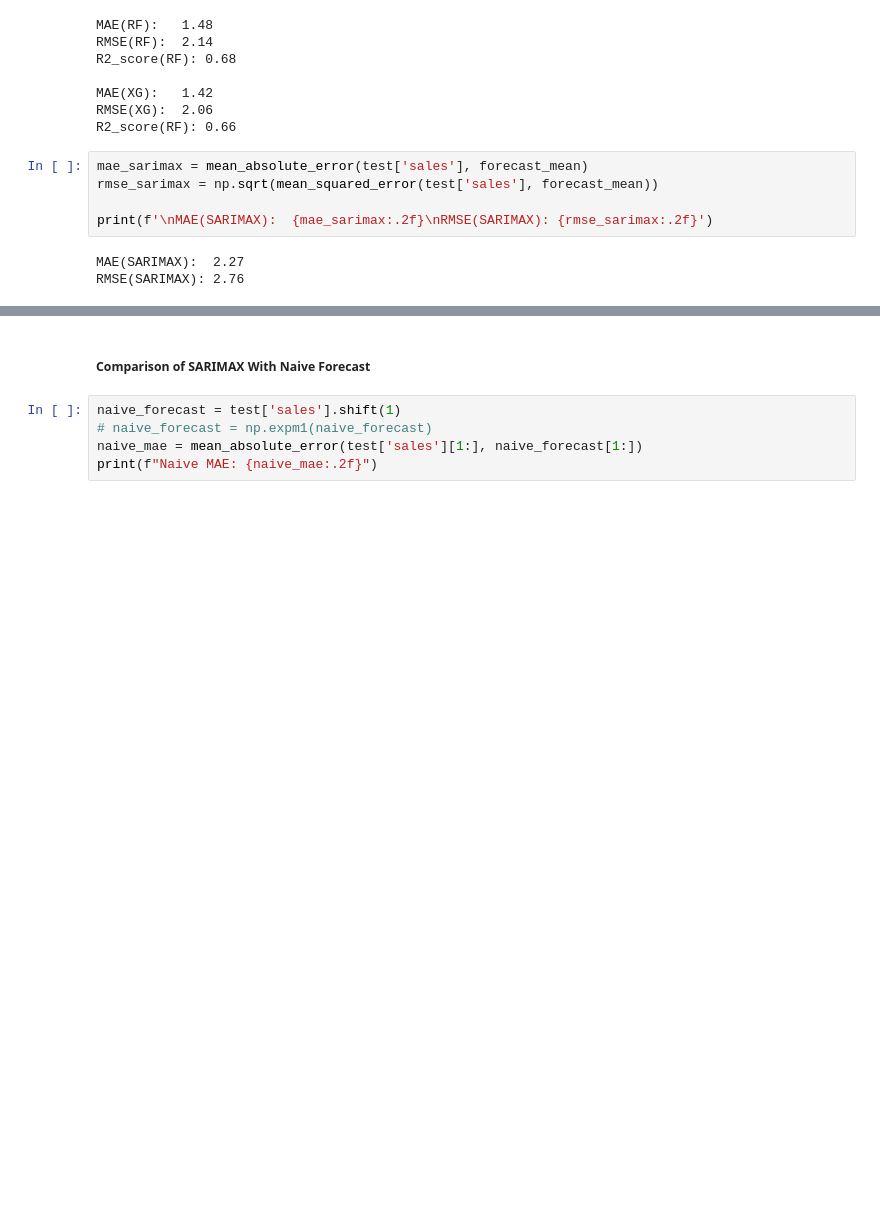
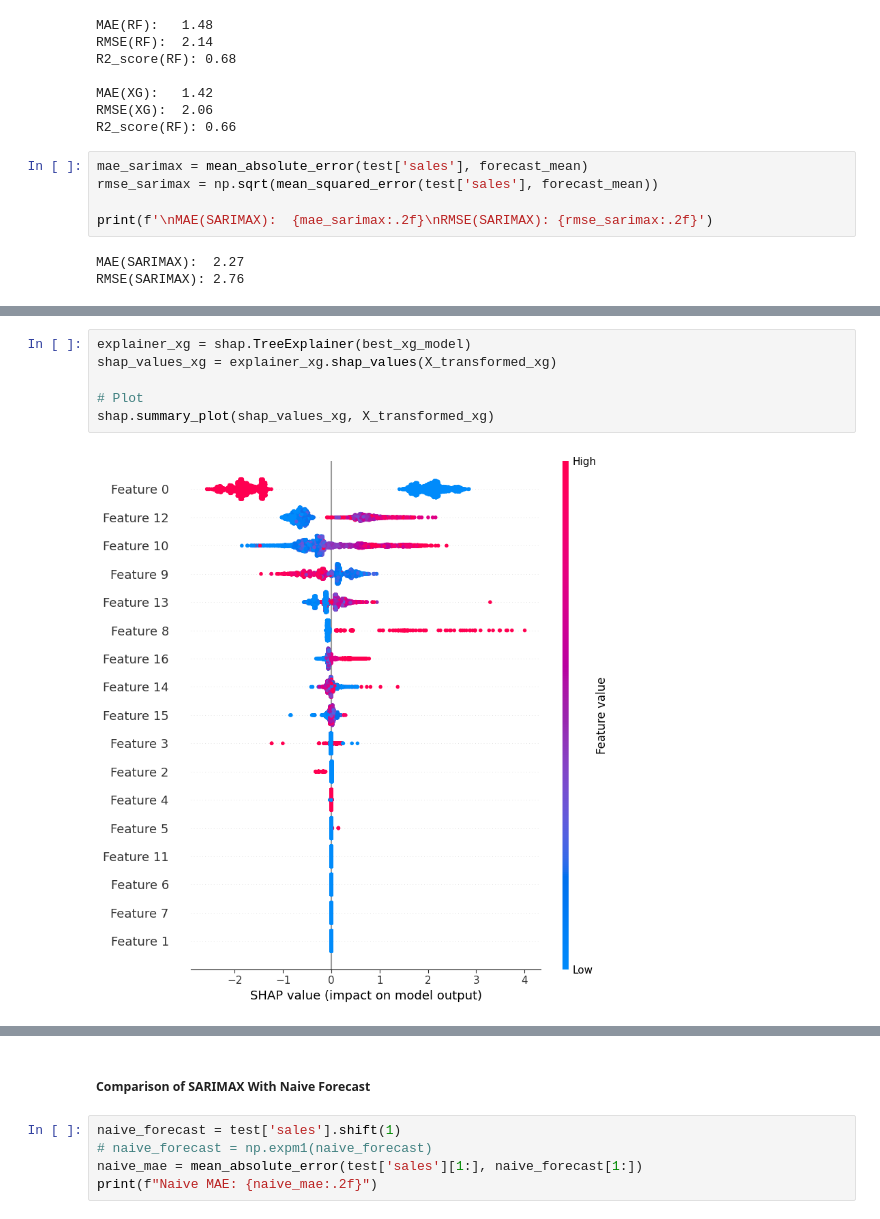
Before and after one commit to Khubaib8281/Time-Series-Forecasting, a Jupyter notebook: time_series_forecasting.ipynb, the cells around one changed output, grey strips where cells are left out. Cells and saved outputs as stored; diff of their text form; blank space fills up the shorter version.

```diff
--- a/time_series_forecasting.ipynb
+++ b/time_series_forecasting.ipynb
@@ -959,0 +986,8 @@ RMSE(SARIMAX): 2.76
+# %%
+explainer_xg = shap.TreeExplainer(best_xg_model)
+shap_values_xg = explainer_xg.shap_values(X_transformed_xg)
+
+# Plot
+shap.summary_plot(shap_values_xg, X_transformed_xg)
+# %% [output]
+[figure, added]
```
Also changed, not shown: parts of 14 cells of this notebook.
